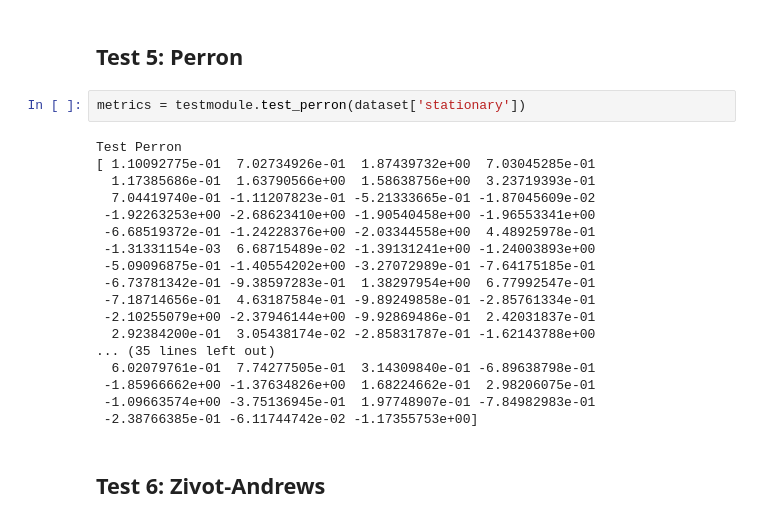
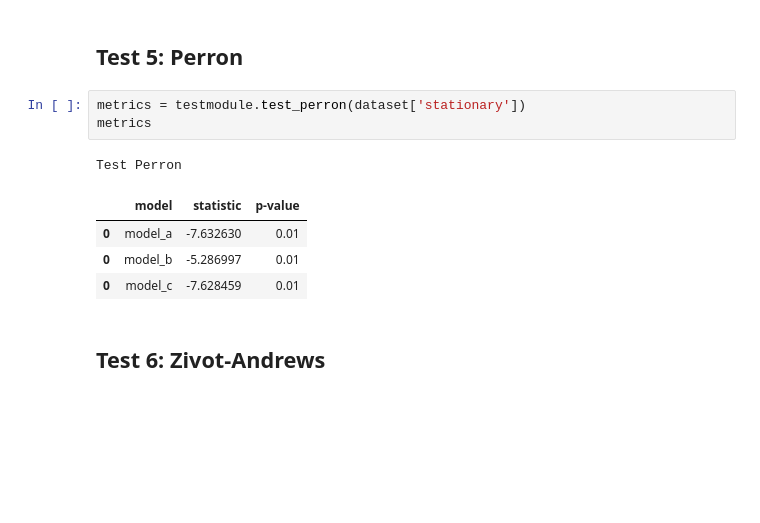
Before and after one commit to ensta630team/Homeworks, a Jupyter notebook: presentation/notebooks/hw_3/testing.ipynb, the cells around one changed output. Drawn from its saved outputs; the diff is of its cells as text; blank space fills up the shorter version.

```diff
--- a/presentation/notebooks/hw_3/testing.ipynb
+++ b/presentation/notebooks/hw_3/testing.ipynb
@@ -79,24 +77,13 @@ Test KPSS
 ## Test 5: Perron
 # %%
 metrics = testmodule.test_perron(dataset['stationary'])
+metrics
 # %% [output]
 Test Perron
-[ 1.10092775e-01  7.02734926e-01  1.87439732e+00  7.03045285e-01
-  1.17385686e-01  1.63790566e+00  1.58638756e+00  3.23719393e-01
-  7.04419740e-01 -1.11207823e-01 -5.21333665e-01 -1.87045609e-02
- -1.92263253e+00 -2.68623410e+00 -1.90540458e+00 -1.96553341e+00
- -6.68519372e-01 -1.24228376e+00 -2.03344558e+00  4.48925978e-01
- -1.31331154e-03  6.68715489e-02 -1.39131241e+00 -1.24003893e+00
- -5.09096875e-01 -1.40554202e+00 -3.27072989e-01 -7.64175185e-01
- -6.73781342e-01 -9.38597283e-01  1.38297954e+00  6.77992547e-01
- -7.18714656e-01  4.63187584e-01 -9.89249858e-01 -2.85761334e-01
- -2.10255079e+00 -2.37946144e+00 -9.92869486e-01  2.42031837e-01
-  2.92384200e-01  3.05438174e-02 -2.85831787e-01 -1.62143788e+00
-... (35 lines left out)
-  6.02079761e-01  7.74277505e-01  3.14309840e-01 -6.89638798e-01
- -1.85966662e+00 -1.37634826e+00  1.68224662e-01  2.98206075e-01
- -1.09663574e+00 -3.75136945e-01  1.97748907e-01 -7.84982983e-01
- -2.38766385e-01 -6.11744742e-02 -1.17355753e+00]
+|  | model | statistic | p-value |
+| 0 | model_a | -7.632630 | 0.01 |
+| 0 | model_b | -5.286997 | 0.01 |
+| 0 | model_c | -7.628459 | 0.01 |
 # %% [markdown]
 ## Test 6: Zivot-Andrews
 # %%
```
Also changed, not shown: parts of 3 cells of this notebook, 5 other files.
